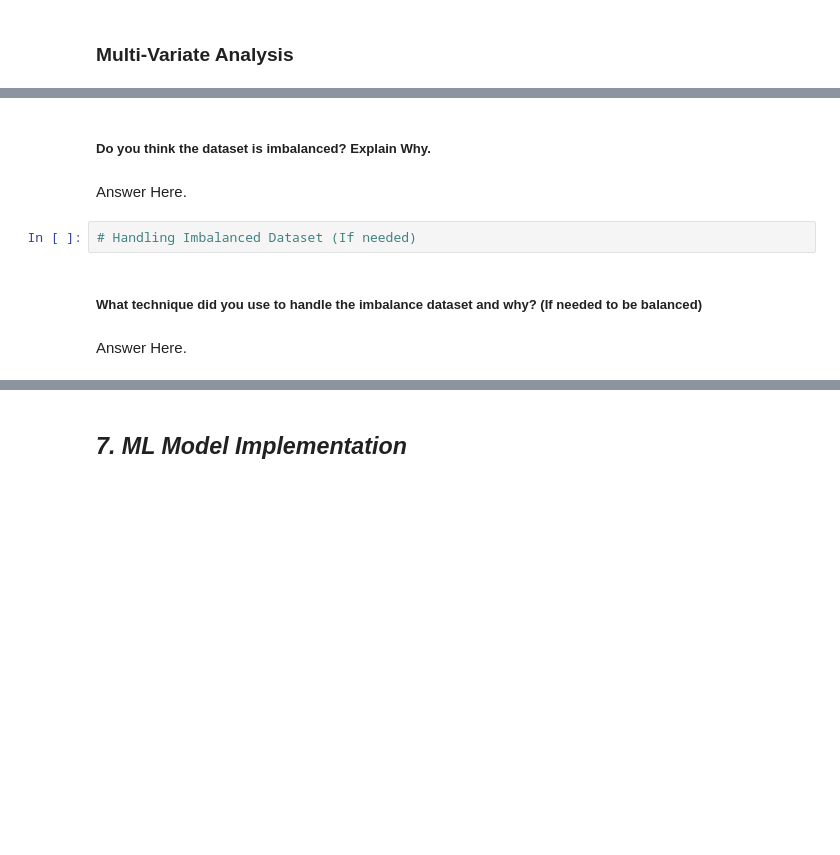
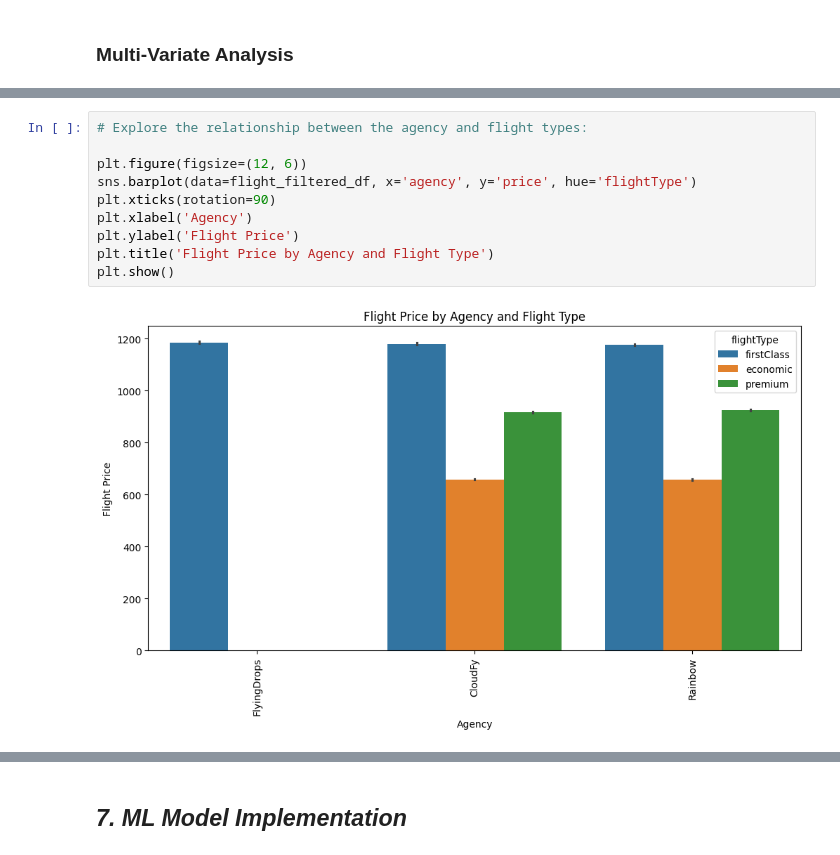
Before and after one commit to Ayushx29/Voyage-Analytics-Integrating-MLOps-in-Travel-Productionization-of-ML-Systems, a Jupyter notebook: Hotel_Recomendations.ipynb, the cells around one changed output, grey strips where cells are left out. Drawn from its saved outputs; the diff is of its cells as text; blank space fills up the shorter version.

```diff
--- a/Hotel_Recomendations.ipynb
+++ b/Hotel_Recomendations.ipynb
@@ -1074,10 +791,12 @@ Answer Here.
-# %% [markdown]
-##### Do you think the dataset is imbalanced? Explain Why.
-# %% [markdown]
-Answer Here.
-# %%
-# Handling Imbalanced Dataset (If needed)
-# %% [markdown]
-##### What technique did you use to handle the imbalance dataset and why? (If needed to be balanced)
-# %% [markdown]
-Answer Here.
+# %%
+# Explore the relationship between the agency and flight types:
+
+plt.figure(figsize=(12, 6))
+sns.barplot(data=flight_filtered_df, x='agency', y='price', hue='flightType')
+plt.xticks(rotation=90)
+plt.xlabel('Agency')
+plt.ylabel('Flight Price')
+plt.title('Flight Price by Agency and Flight Type')
+plt.show()
+# %% [output]
+[figure, added]
```
Also changed, not shown: parts of 166 cells of this notebook.
